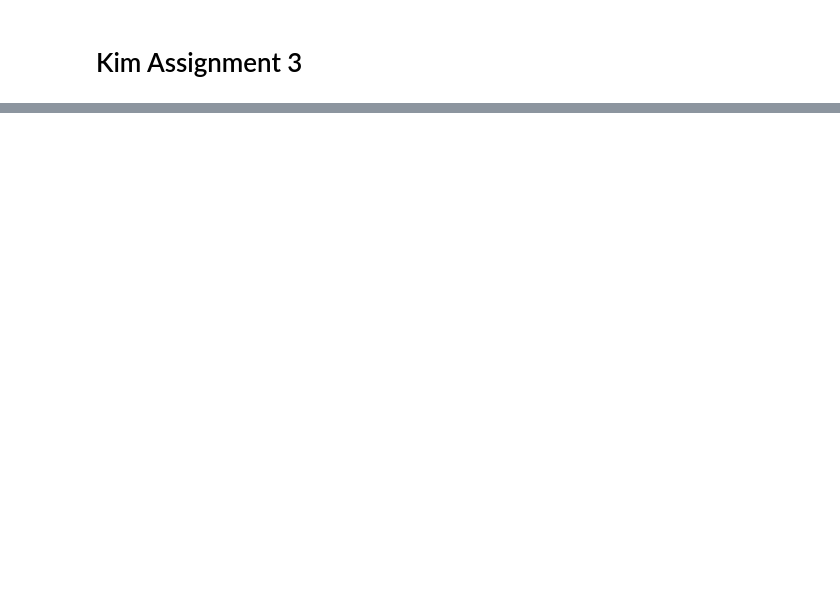
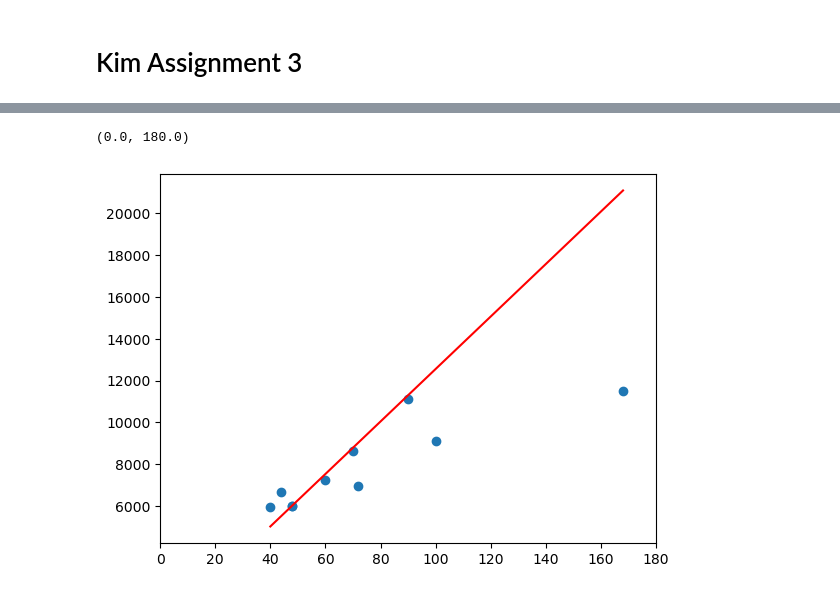
Before and after one commit to tdotkim/nw_msds, a Jupyter notebook: 460_decision_analytics/week_6/Kim_Assignment_3.ipynb, the cells around one changed output, grey strips where cells are left out. Saved outputs shown, nothing was run; the diff lists cells and outputs as text; code cells hidden in the pictures; blank space fills up the shorter version.

```diff
--- a/460_decision_analytics/week_6/Kim_Assignment_3.ipynb
+++ b/460_decision_analytics/week_6/Kim_Assignment_3.ipynb
@@ -157,0 +429,7 @@ TV: 0
+# %%
+plt.scatter(hours_of_operation,average_revenue)
+plt.plot(hours_of_operation,powerpreds, color = 'r')
+plt.xlim(0,180)
+# %% [output]
+(0.0, 180.0)
+[figure, added]
```
Also changed, not shown: parts of 29 cells of this notebook.
